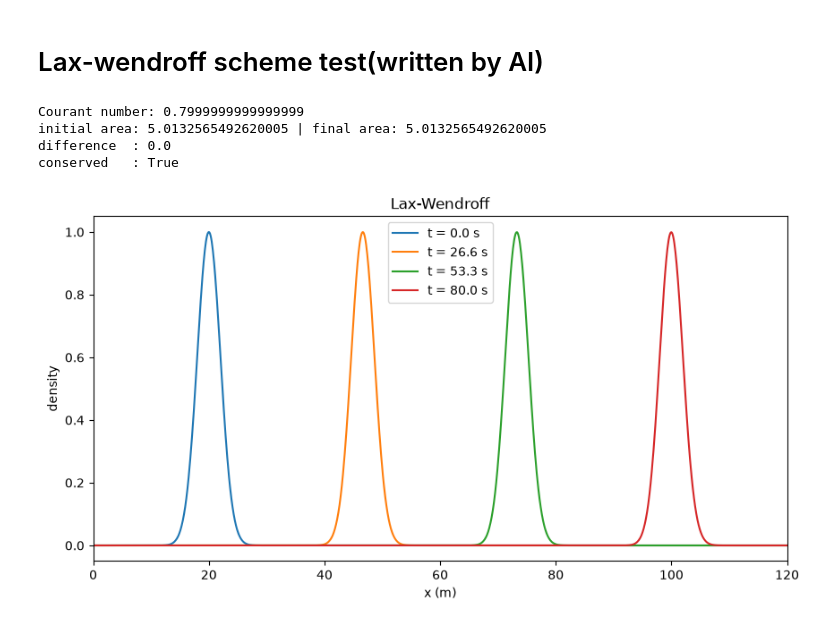
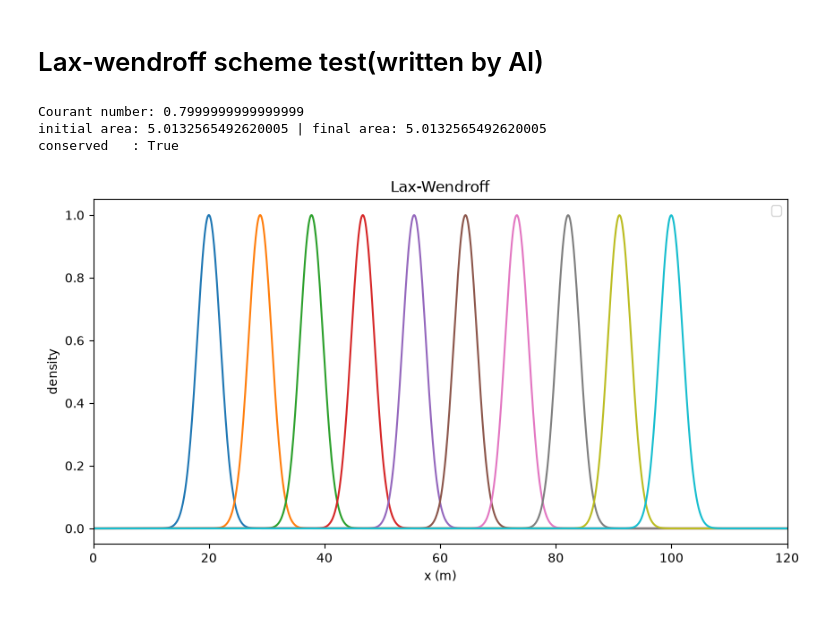
Before and after one commit to Learning-Operator/Advection-Equation-Sim, a Jupyter notebook: test.ipynb, the cells around one changed output. Drawn from its saved outputs; the diff is of its cells as text; code cells hidden in the pictures.

```diff
--- a/test.ipynb
+++ b/test.ipynb
@@ -382,35 +382,34 @@ import matplotlib.pyplot as plt
 from Lax_wendroff import Lax_method
 
 dt = 0.08
 steps = 1000
-n_snapshots = 4
+n_snapshots = 10
 
 Wave_list = {"wave_speed": 1.0, "std": 2.0, "magnitude": 1.0, "central_pos": 20.0,
              "grid_length": 1000.0, "dt": dt, "cell_amt": 10000}
 
 x, times, u_hist = Lax_method(Wave_list, dt=dt, total_time=dt * steps,
                               wave_speed=Wave_list["wave_speed"], steps=steps)
 
 dx = x[1] - x[0]
 area_i = np.sum(u_hist[0]) * dx
 area_f = np.sum(u_hist[-1]) * dx
 
 print("Courant number:", Wave_list["wave_speed"] * dt / dx)
 print("initial area:", area_i, "| final area:", area_f)
-print("difference  :", area_i - area_f)
 print("conserved   :", np.isclose(area_i, area_f, rtol=1e-8))
 
 fig, ax = plt.subplots(figsize=(10, 5))
 for k in np.linspace(0, len(times) - 1, n_snapshots, dtype=int):
-    ax.plot(x, u_hist[k], label=f"t = {times[k]:.1f} s")
+    #ax.plot(x, u_hist[k], label=f"t = {times[k]:.1f} s")
+    ax.plot(x, u_hist[k])
 ax.set_xlim(0, 120)
 ax.set_xlabel("x (m)"); ax.set_ylabel("density")
 ax.set_title("Lax-Wendroff")
 ax.legend()
 plt.show()
 # %% [output]
 Courant number: 0.7999999999999999
 initial area: 5.0132565492620005 | final area: 5.0132565492620005
-difference  : 0.0
 conserved   : True
-[figure, old version]
+[figure, new version]
```
Also changed, not shown: 1 other file.
